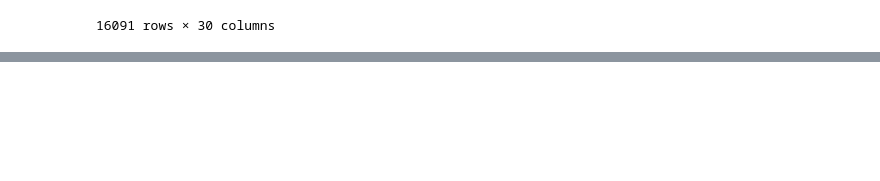
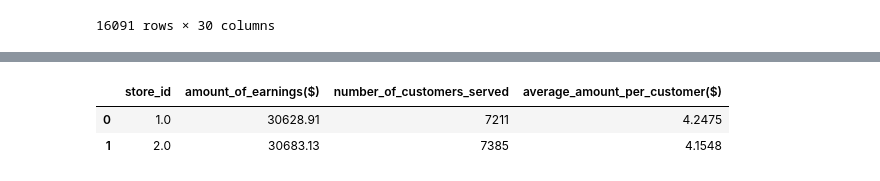
Before and after one commit to vick998/Banzae-py, a Jupyter notebook: Top5s.ipynb, the cells around one changed output, grey strips where cells are left out. Drawn from its saved outputs; the diff is of its cells as text; code cells hidden in the pictures; blank space fills up the shorter version.

```diff
--- a/Top5s.ipynb
+++ b/Top5s.ipynb
@@ -309,0 +344,29 @@ master2f
+# %%
+#4
+master4 = m3_4.copy()
+master4 = master4.drop(columns=['manager_staff_id','picture','password','username','email','address_id','rating'])
+master4 = master4.drop(columns=['description','title','release_year','language_id','rental_duration','rental_rate','length','replacement_cost'])
+master4 = master4.drop(columns=['special_features','fulltext','inventory_id','staff_id','rental_id','rental_date','return_date'])
+master4 = master4.dropna(axis=0)
+#dropping redundant columns and rows
+m4s1 = master4.groupby('store_id')['amount'].sum()
+m4s2 = master4.groupby('store_id')['customer_id'].size()
+m4s3d = list()
+for i in range(len(m4s1.index)):
+    m4s3d.append(round((m4s1.values[i]/m4s2.values[i]),4))
+m4s3 = pd.Series(data=m4s3d)
+#grouping df data
+d4f = {
+    'store_id' : m4s1.index,
+    'amount_of_earnings($)' : m4s1.values,
+    'number_of_customers_served' : m4s2.values,
+    'average_amount_per_customer($)' : m4s3.values
+}
+master4f = pd.DataFrame(data=d4f)
+master3f = master4f.sort_values('amount_of_earnings($)',ascending=False)
+#recombine and sort
+master4f
+# %% [output]
+|  | store_id | amount_of_earnings($) | number_of_customers_served | average_amount_per_customer($) |
+| 0 | 1.0 | 30628.91 | 7211 | 4.2475 |
+| 1 | 2.0 | 30683.13 | 7385 | 4.1548 |
```
Also changed, not shown: parts of 9 cells of this notebook.
